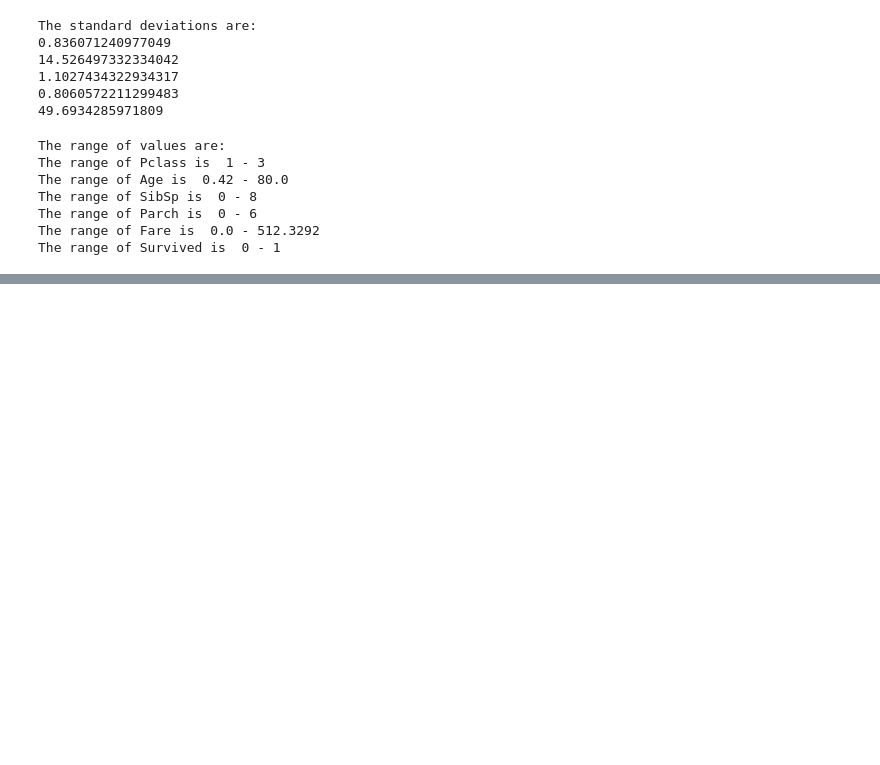
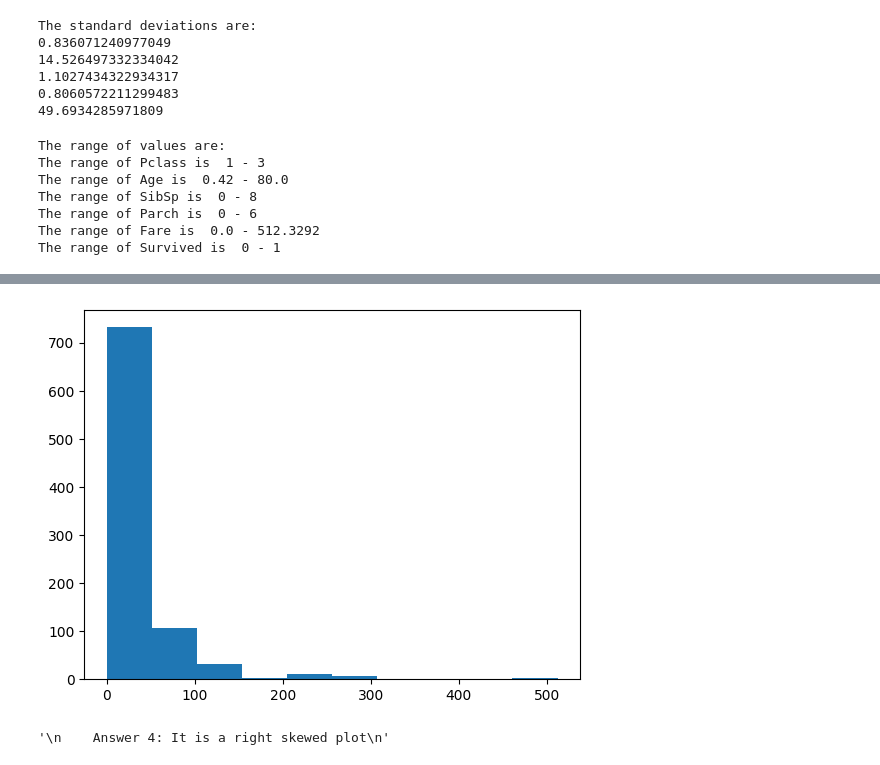
Before and after one commit to Rahul-Baradol/sds-datathon, a Jupyter notebook: solution.ipynb, the cells around one changed output, grey strips where cells are left out. Drawn from its saved outputs; the diff is of its cells as text; code cells hidden in the pictures; blank space fills up the shorter version.

```diff
--- a/solution.ipynb
+++ b/solution.ipynb
@@ -127,0 +138,11 @@ The range of Survived is  0 - 1
+# %%
+plt.hist(df['Fare'])
+plt.show()
+# %% [output]
+[figure, added]
+# %%
+'''
+    Answer 4: It is a right skewed plot
+'''
+# %% [output]
+'\n    Answer 4: It is a right skewed plot\n'
```
Also changed, not shown: parts of 11 cells of this notebook.
